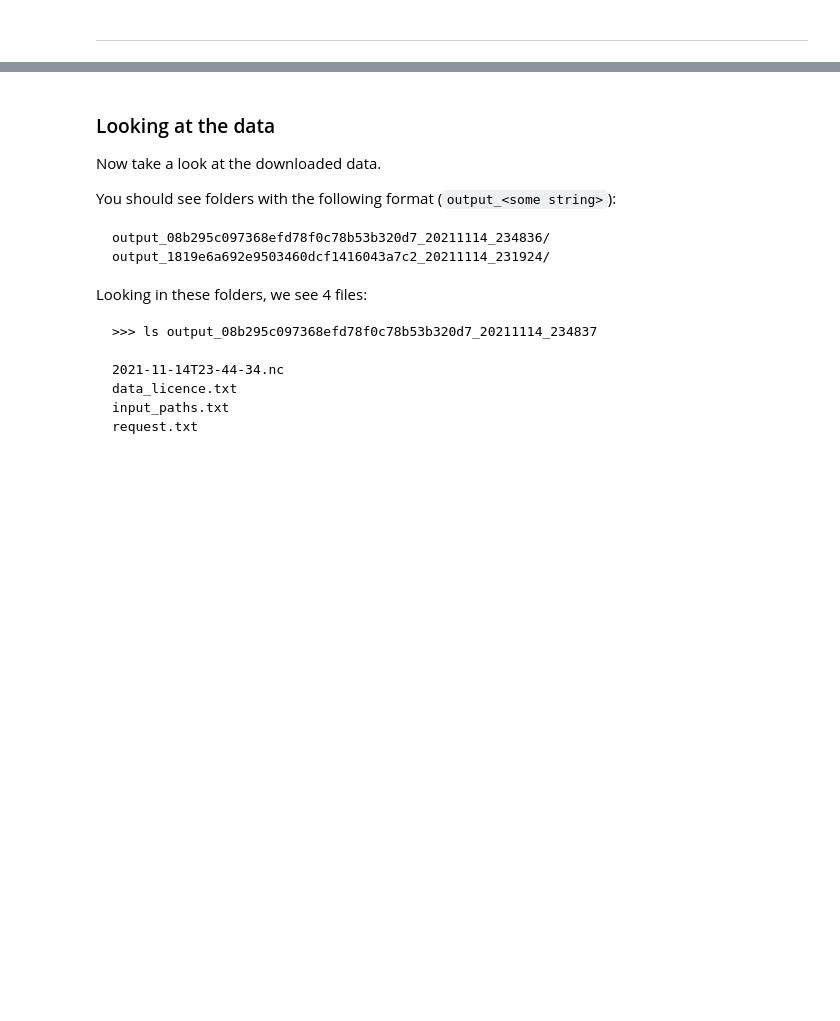
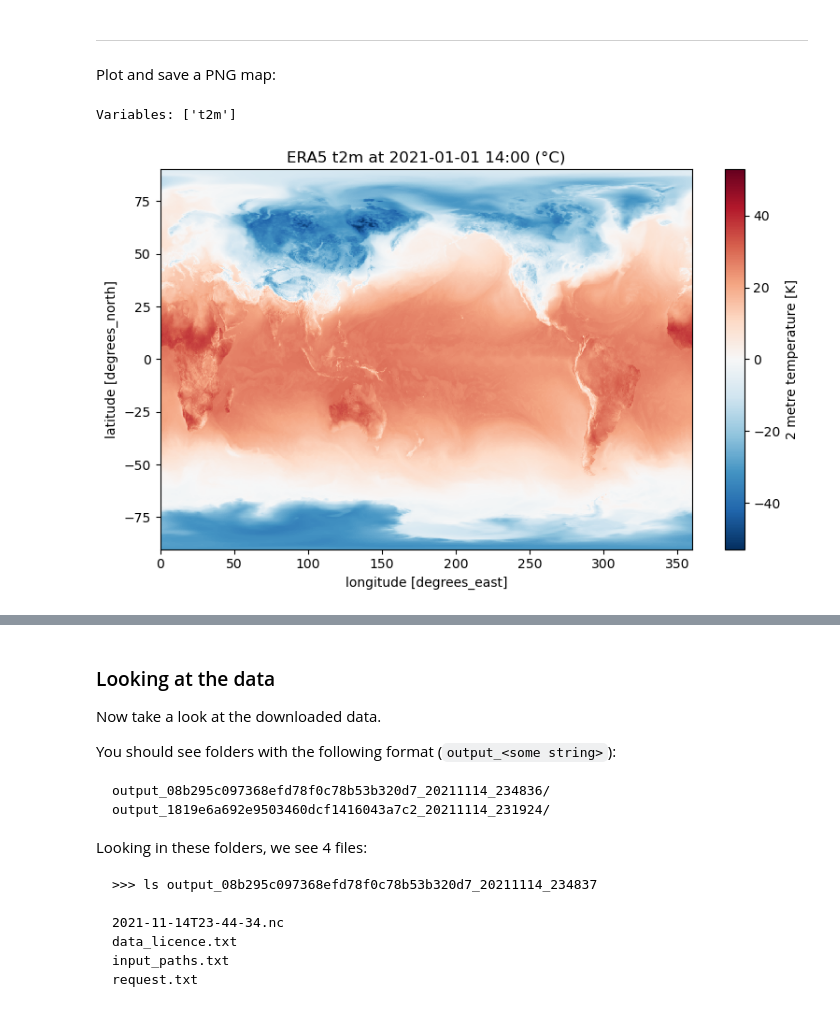
Before and after one commit to edsml-oac23/EnvDataScience-guide, a Jupyter notebook: notebooks/week1/intro_to_climatedata.ipynb, the cells around one changed output, grey strips where cells are left out. Cells and saved outputs as stored; diff of their text form; code cells hidden in the pictures; blank space fills up the shorter version.

```diff
--- a/notebooks/week1/intro_to_climatedata.ipynb
+++ b/notebooks/week1/intro_to_climatedata.ipynb
@@ -948,2 +997,33 @@ r.download("output/ERA5_testmap.png") # Check the output/ directory for a new ma
 # %% [markdown]
 ---
+# %% [markdown]
+Plot and save a PNG map:
+# %%
+import xarray as xr
+import matplotlib.pyplot as plt
+
+ds = xr.open_dataset("output/ERA5_2mT_20210101_1400.nc")
+
+# ERA5 usually uses variable name: t2m
+# but sometimes it can differ depending on request
+print("Variables:", list(ds.data_vars))
+
+varname = "t2m" if "t2m" in ds.data_vars else list(ds.data_vars)[0]
+da = ds[varname]
+
+# Convert Kelvin → Celsius if it’s temperature
+if da.max() > 200:
+    da = da - 273.15
+    units = "°C"
+else:
+    units = str(da.attrs.get("units", ""))
+
+plt.figure(figsize=(8,5))
+da.squeeze().plot()   # quick plot (lat/lon)
+plt.title(f"ERA5 {varname} at 2021-01-01 14:00 ({units})")
+plt.tight_layout()
+plt.savefig("output/ERA5_testmap.png", dpi=200)
+plt.show()
+# %% [output]
+Variables: ['t2m']
+[figure, added]
```
Also changed, not shown: parts of 14 cells of this notebook.
